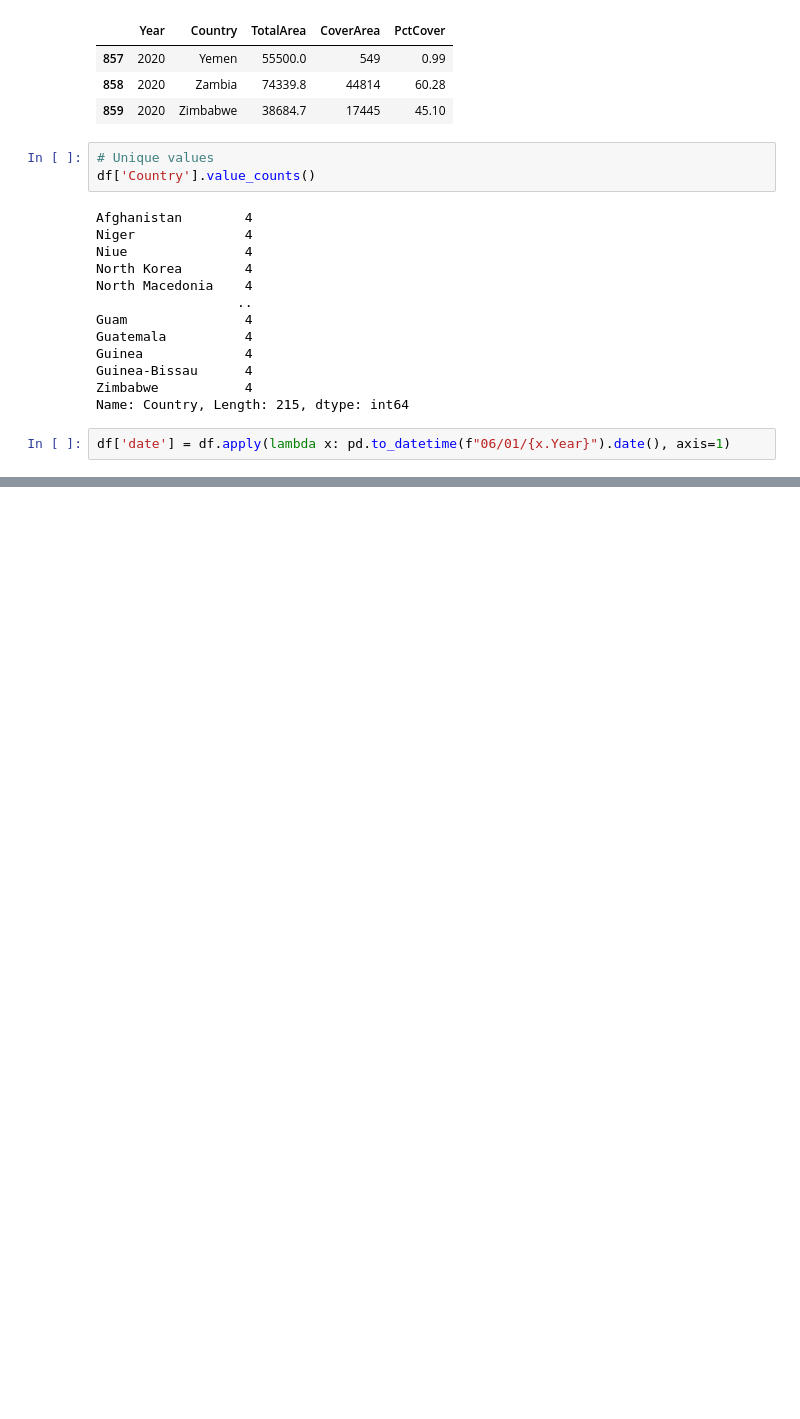
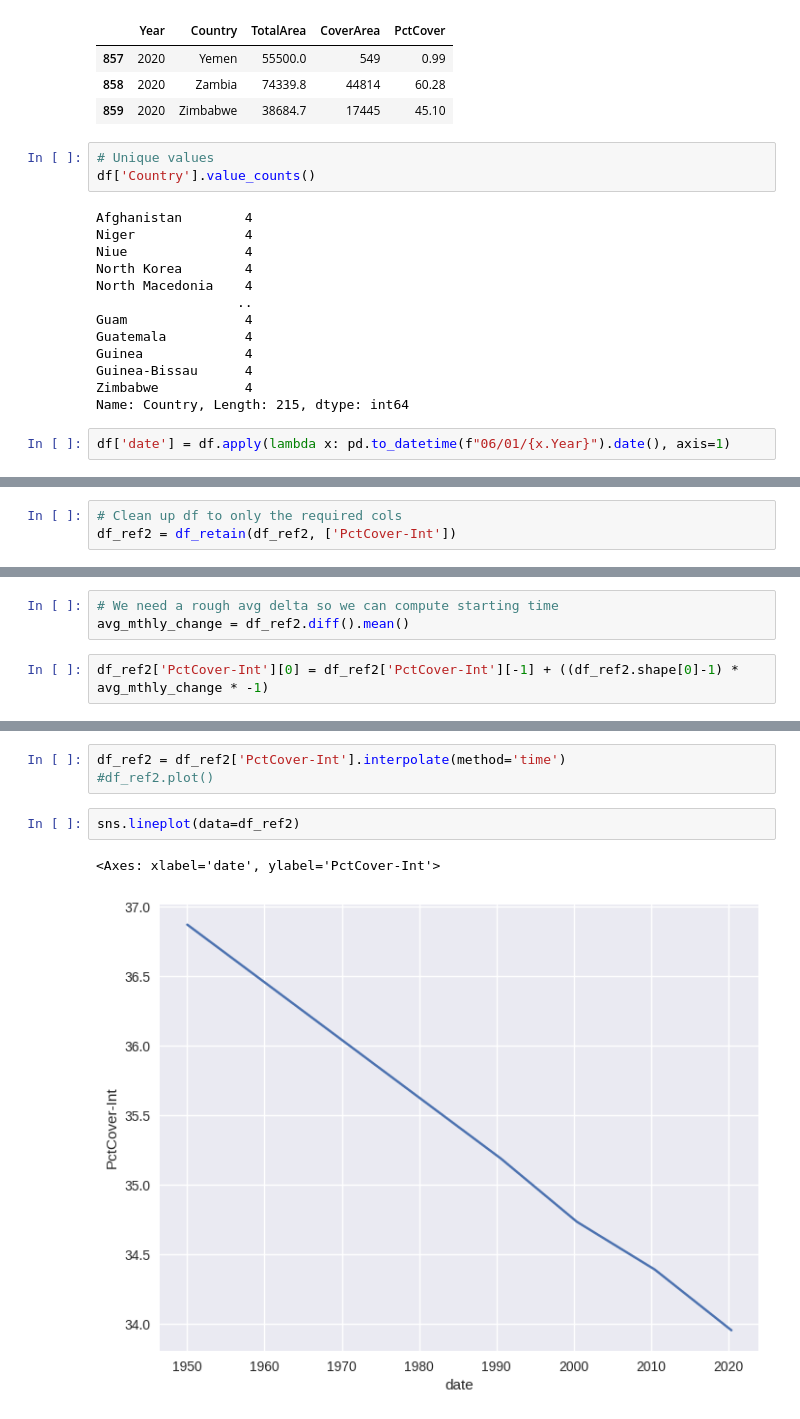
Before and after one commit to kentbutler/climate-data-model, a Jupyter notebook: src/Dataset_EDA.ipynb, the cells around one changed output, grey strips where cells are left out. Saved outputs shown, nothing was run; the diff lists cells and outputs as text; blank space fills up the shorter version.

```diff
--- a/src/Dataset_EDA.ipynb
+++ b/src/Dataset_EDA.ipynb
@@ -905,0 +1002,3 @@ sns.displot(data=vz, x="Year", y="PctCover")
+# %%
+# Clean up df to only the required cols
+df_ref2 = df_retain(df_ref2, ['PctCover-Int'])
@@ -905,0 +1022,5 @@ sns.displot(data=vz, x="Year", y="PctCover")
+# %%
+# We need a rough avg delta so we can compute starting time
+avg_mthly_change = df_ref2.diff().mean()
+# %%
+df_ref2['PctCover-Int'][0] = df_ref2['PctCover-Int'][-1] + ((df_ref2.shape[0]-1) * avg_mthly_change * -1)
@@ -905,0 +1044,8 @@ sns.displot(data=vz, x="Year", y="PctCover")
+# %%
+df_ref2 = df_ref2['PctCover-Int'].interpolate(method='time')
+#df_ref2.plot()
+# %%
+sns.lineplot(data=df_ref2)
+# %% [output]
+<Axes: xlabel='date', ylabel='PctCover-Int'>
+[figure, added]
```
Also changed, not shown: parts of 32 cells of this notebook, 21 other files.
